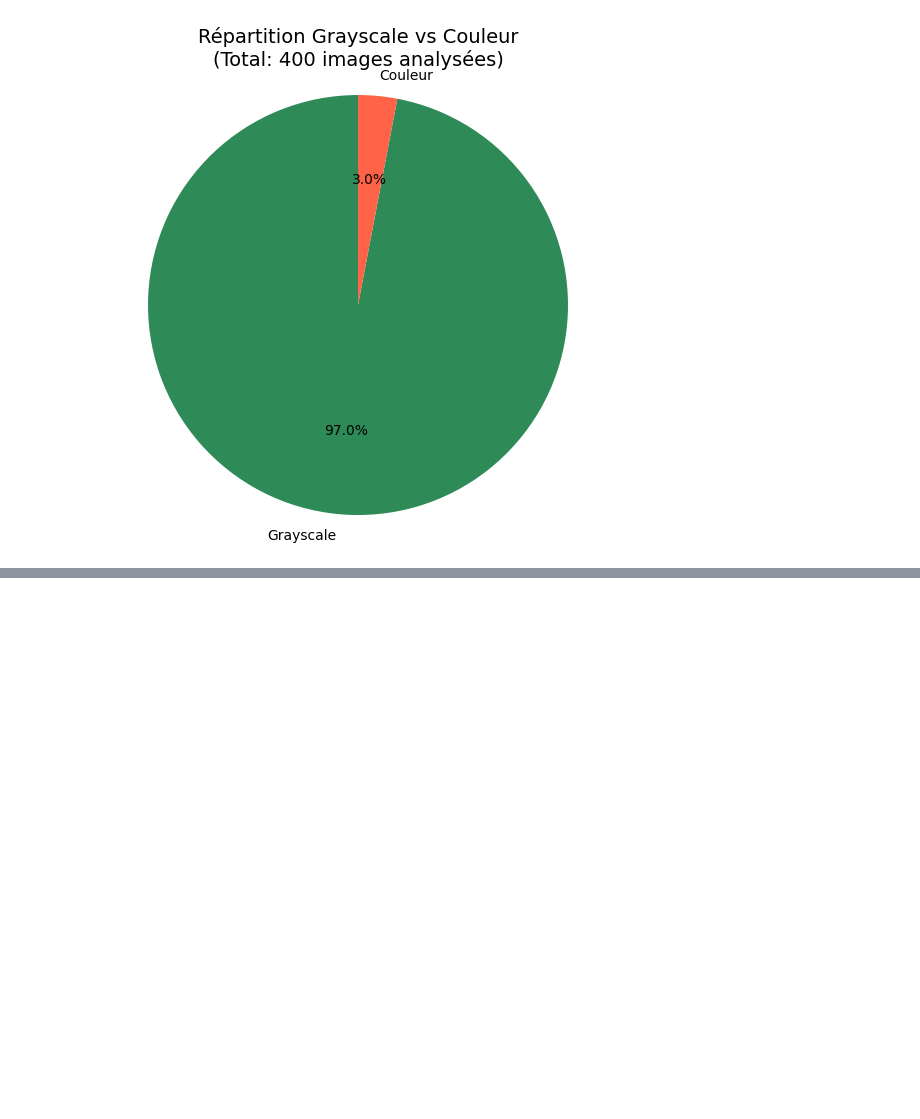
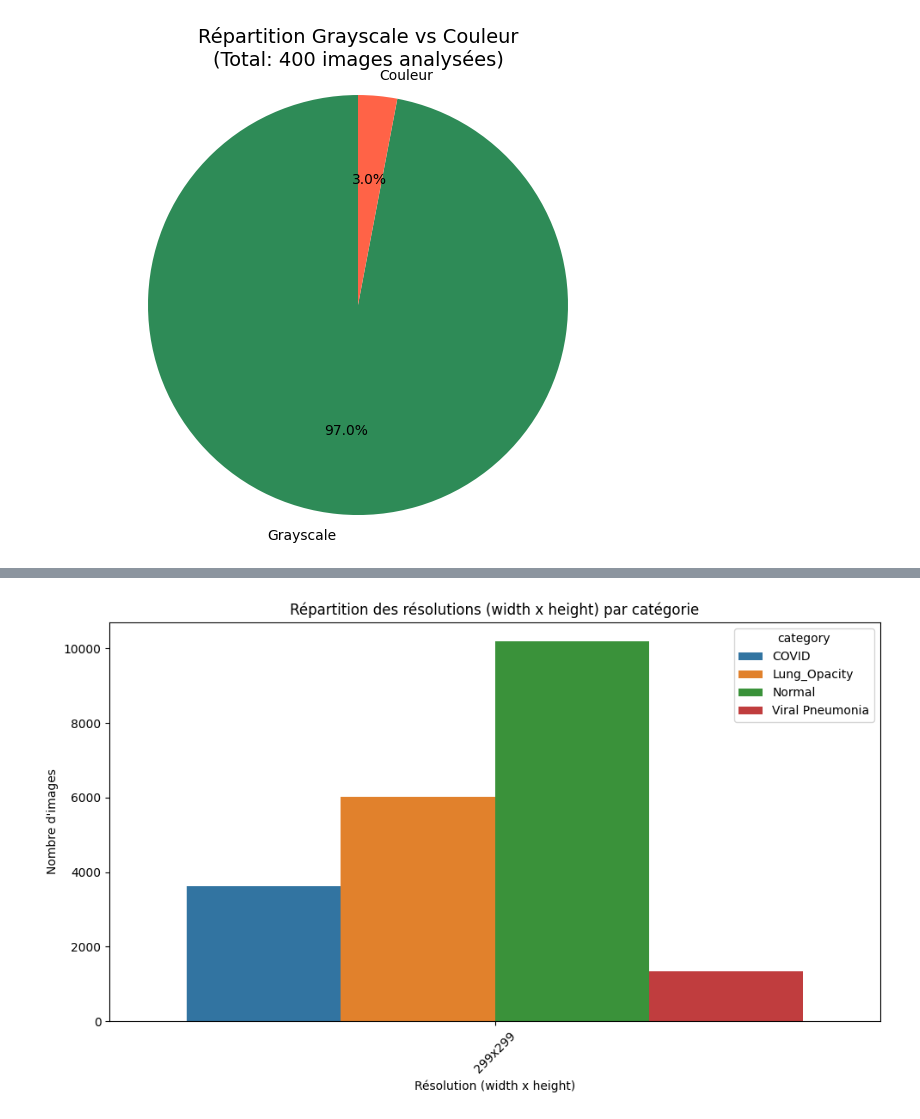
Before and after one commit to mar25-iia2-radiographies/01_data_exploration, a Jupyter notebook: 01_data_exploration_romuald.ipynb, the cells around one changed output, grey strips where cells are left out. Cells and saved outputs as stored; diff of their text form; code cells hidden in the pictures; blank space fills up the shorter version.

```diff
--- a/01_data_exploration_romuald.ipynb
+++ b/01_data_exploration_romuald.ipynb
@@ -210,0 +404,83 @@ Viral Pneumonia: 100 images analysées
+# %%
+from pathlib import Path
+from PIL import Image
+import pandas as pd
+import matplotlib.pyplot as plt
+import seaborn as sns
+
+# Chemins exacts
+base_path = Path("/kaggle/input/covid19-radiography-database")
+data_path = base_path / "COVID-19_Radiography_Dataset"
+categories = ['COVID', 'Normal', 'Lung_Opacity', 'Viral Pneumonia']
+
+print("\n" + "="*80)
+print("ANALYSE DES TAILLES D'IMAGES PAR CATÉGORIE (TOUTES LES IMAGES)")
+print("="*80)
+
+size_stats = []    # résumé global par catégorie
+all_sizes = []     # toutes les images, pour graphes
+
+for cat in categories:
+    cat_path = data_path / cat / 'images'
+    images = list(cat_path.glob('*.png'))   # ICI : TOUTES les images
+
+    sizes = []
+    for img_path in images:
+        try:
+            with Image.open(img_path) as img:
+                w, h = img.size
+                sizes.append((w, h))
+                all_sizes.append({
+                    'category': cat,
+                    'width': w,
+                    'height': h,
+                    'size_str': f"{w}x{h}"
+                })
+        except:
+            pass
+
+    if len(sizes) == 0:
+        print(f"\n{cat}: aucune image lue.")
+        continue
+
+    size_series = pd.Series(sizes)
+    size_counts = size_series.value_counts().sort_index()
+
+    print(f"\n{cat}: {len(sizes)} images analysées")
+    print("Tailles les plus fréquentes (width, height -> count) :")
+    print(size_counts.head(10))
+
+    size_stats.append({
+        'category': cat,
+        'total_checked': len(sizes),
+        'unique_sizes': len(size_counts),
+        'most_common_size': size_counts.index[0],
+        'most_common_count': size_counts.iloc[0]
+    })
+
+# Résumé global
+size_df = pd.DataFrame(size_stats)
+print("\nRÉSUMÉ GLOBAL DES TAILLES :")
+print(size_df)
+
+# ===================== GRAPHIQUES =====================
+
+sizes_df = pd.DataFrame(all_sizes)
+
+# Graphe 1 : histogramme des résolutions (width x height) par catégorie
+size_counts_all = (
+    sizes_df
+    .groupby(['category', 'size_str'])
+    .size()
+    .reset_index(name='count')
+)
+
+plt.figure(figsize=(10, 6))
+sns.barplot(data=size_counts_all, x='size_str', y='count', hue='category')
+plt.title("Répartition des résolutions (width x height) par catégorie")
+plt.xlabel("Résolution (width x height)")
+plt.ylabel("Nombre d'images")
+plt.xticks(rotation=45)
+plt.tight_layout()
+plt.show()
+# %% [output]
@@ -210,0 +504 @@ Viral Pneumonia: 100 images analysées
+[figure, added]
```
Also changed, not shown: parts of 12 cells of this notebook.
